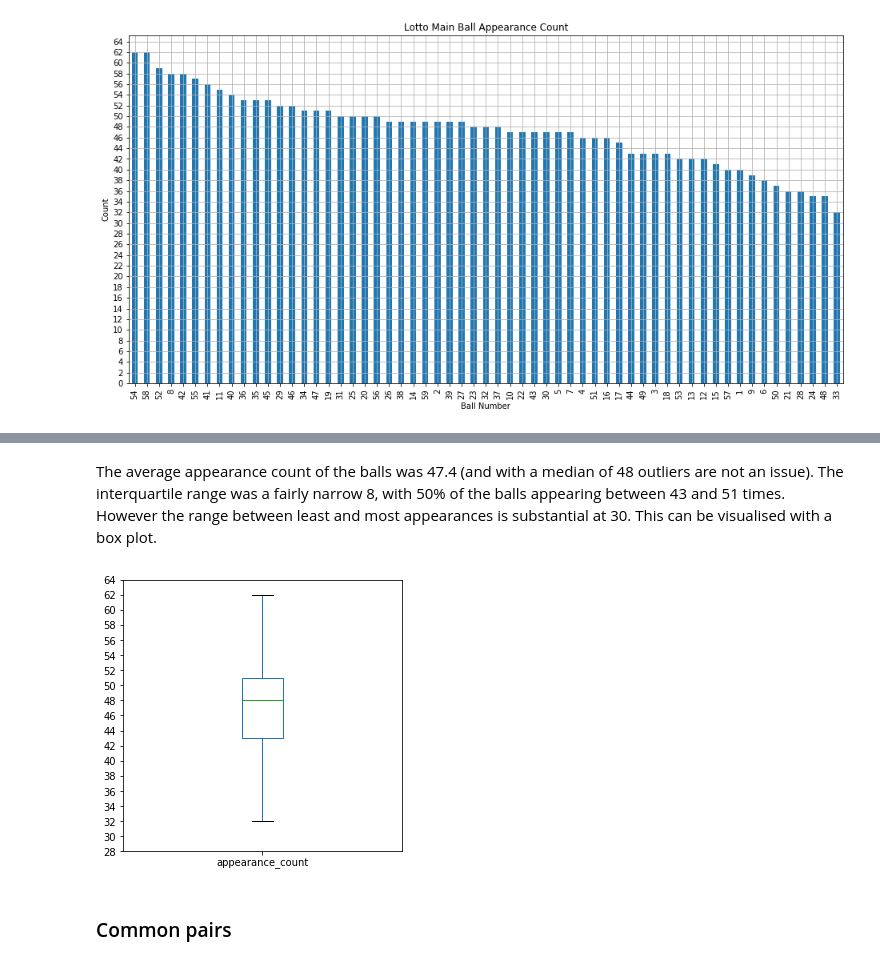
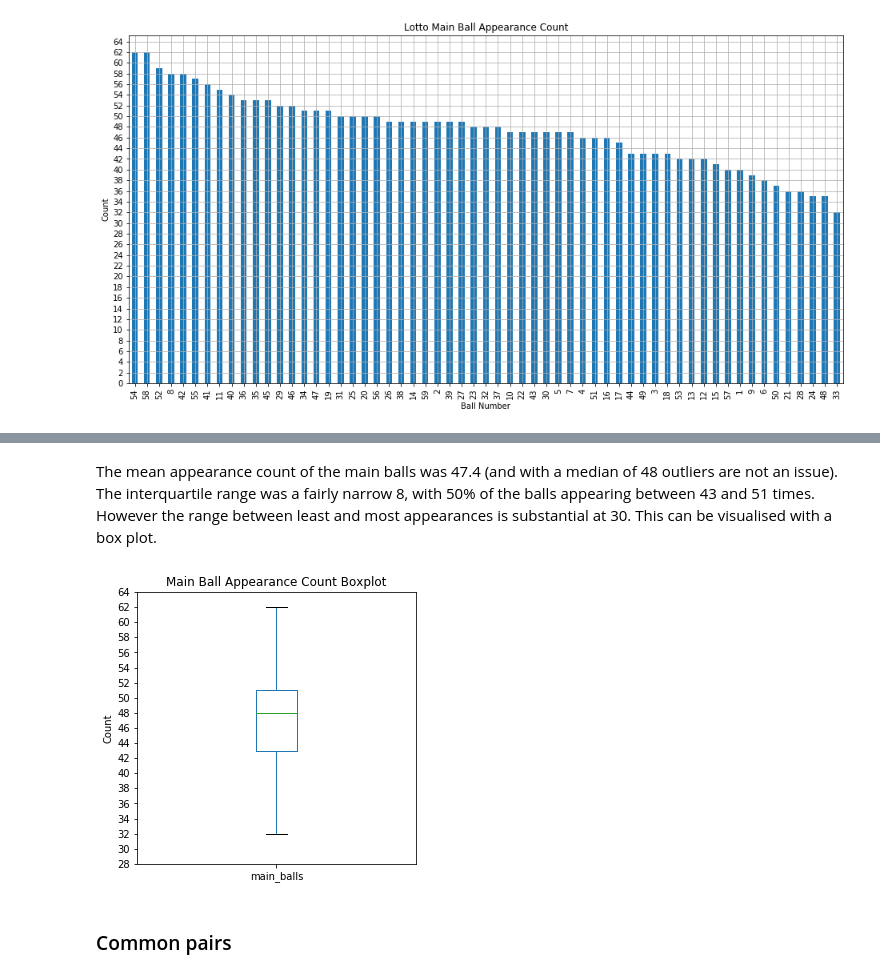
Before and after one commit to MatthewCarterIO/uk-lotto-DA, a Jupyter notebook: uk_lotto_DA.ipynb, the cells around one changed output, grey strips where cells are left out. Cells and saved outputs as stored; diff of their text form; code cells hidden in the pictures.

```diff
--- a/uk_lotto_DA.ipynb
+++ b/uk_lotto_DA.ipynb
@@ -103,10 +110,11 @@ For analysis it will be useful to have each of the six main balls in its own col
 # %%
 # Create a new DataFrame containing just the main balls.
-main_balls_df = pd.DataFrame(results_df["main_balls"].tolist(), index=results_df.index)
+main_balls_df = pd.DataFrame(results_df["main_balls"].tolist(),
+                             index=results_df.index)
 # Rename the columns.
 main_balls_df.columns = [("ball_" + str(x)) for x in range(1, 7)]
-# Combine this new DataFrame with the results DataFrame.
-results_df = pd.concat([results_df, main_balls_df], axis=1)
+# Combine this new DataFrame with the original results DataFrame.
+results_df = pd.concat([results_df, main_balls_df], axis="columns")
 results_df.head()
 # %% [output]
 |  | main_balls | bonus_ball | ball_1 | ball_2 | ball_3 | ball_4 | ball_5 | ball_6 |
@@ -121,10 +129,10 @@ Logically the bonus ball column should come after the main balls in the DataFram
 # %%
-# Save the bonus ball column as a Series.
+# Save the bonus_ball column as a Series.
 bonus_ball_series = results_df["bonus_ball"]
-# Remove the bonus ball column from the DataFrame
-results_df = results_df.drop(["bonus_ball"], axis=1)
-# Add the bonus ball column once again at the end of the DataFrame.
-results_df = pd.concat([results_df, bonus_ball_series], axis=1)
+# Remove the bonus_ball column from the DataFrame
+results_df = results_df.drop(["bonus_ball"], axis="columns")
+# Add the bonus_ball column once again at the end of the DataFrame.
+results_df = pd.concat([results_df, bonus_ball_series], axis="columns")
 results_df.head()
 # %% [output]
 |  | main_balls | ball_1 | ball_2 | ball_3 | ball_4 | ball_5 | ball_6 | bonus_ball |
@@ -165,7 +246,11 @@ In the 466 draws that took place in this dataset, I'd expect the number of times
 # %%
 # Display a bar plot showing the number of times each ball has been drawn.
-main_ball_count = results_df[["ball_1", "ball_2", "ball_3", "ball_4", "ball_5", "ball_6"]].stack().value_counts()
-main_ball_count.plot(kind="bar", figsize=(16,8), title="Lotto Main Ball Appearance Count", grid=True, yticks=range(0, 66, 2))
+main_ball_count = results_df[["ball_1", "ball_2",
+                              "ball_3", "ball_4",
+                              "ball_5", "ball_6"]].stack().value_counts()
+main_ball_count.plot(kind="bar", figsize=(16, 8),
+                     title="Lotto Main Ball Appearance Count", grid=True,
+                     yticks=range(0, 66, 2))
 plt.xlabel("Ball Number")
 plt.ylabel("Count")
 plt.show()
@@ -188,13 +274,14 @@ dtype: float64
 # %% [markdown]
-The average appearance count of the balls was 47.4 (and with a median of 48 outliers are not an issue). The interquartile range was a fairly narrow 8, with 50% of the balls appearing between 43 and 51 times. However the range between least and most appearances is substantial at 30. This can be visualised with a box plot.
+The mean appearance count of the main balls was 47.4 (and with a median of 48 outliers are not an issue). The interquartile range was a fairly narrow 8, with 50% of the balls appearing between 43 and 51 times. However the range between least and most appearances is substantial at 30. This can be visualised with a box plot.
 # %%
 # Display a box plot for the count data.
-# NB. Although a boxplot can be created from a Series, to use the name in the plot it needs converting a into DataFrame.
-main_ball_count_df = main_ball_count.to_frame(name="appearance_count")
-main_ball_count_df.plot(kind="box", figsize=(5,5), yticks=range(28, 66, 2))
+main_ball_count.plot(kind="box", figsize=(5, 5), yticks=range(28, 66, 2),
+                     label="main_balls")
+plt.title("Main Ball Appearance Count Boxplot")
+plt.ylabel("Count")
 plt.show()
 # %% [output]
-[figure, old version]
+[figure, new version]
 # %% [markdown]
 ### Common pairs
 # %% [markdown]
```
Also changed, not shown: parts of 32 cells of this notebook.
